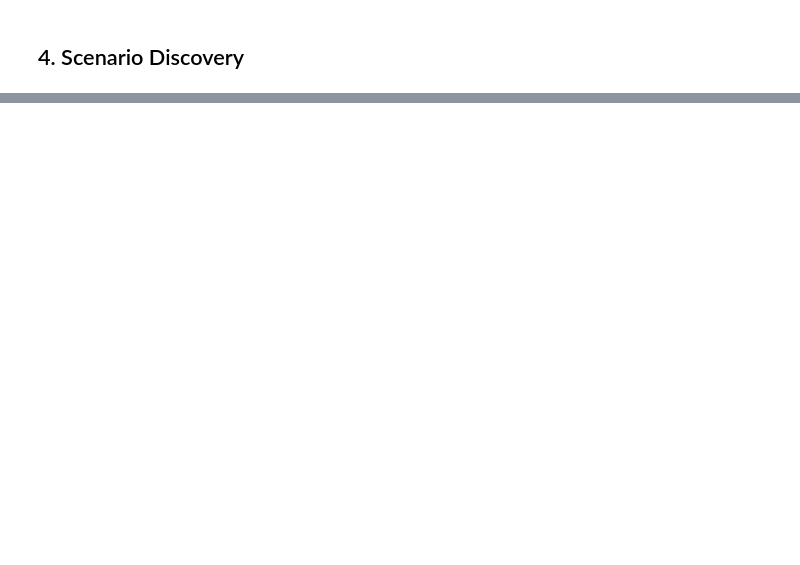
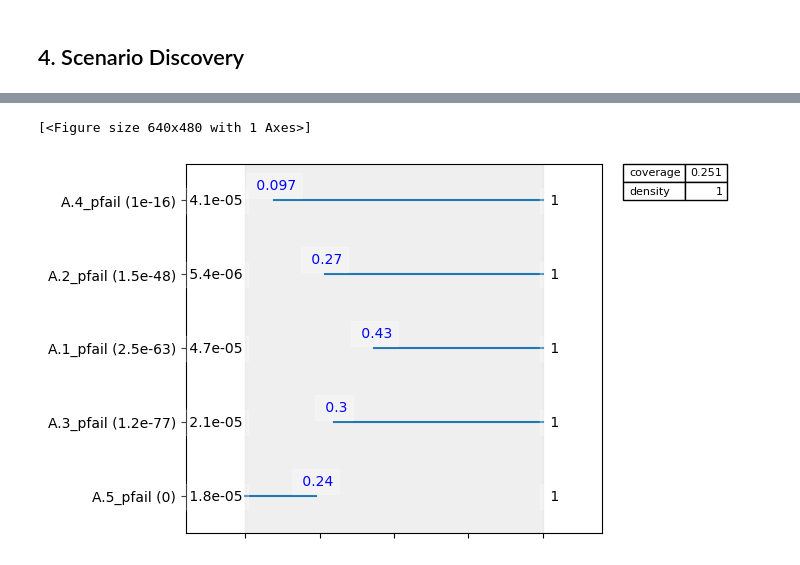
Before and after one commit to movephutthaphaiboon/epa141a-flood-policy-optimization-overijssel, a Jupyter notebook: final assignment/0_OpenExploration_ASIS_DisaggregatedOutcomes.ipynb, the cells around one changed output, grey strips where cells are left out. Cells and saved outputs as stored; diff of their text form; code cells hidden in the pictures; blank space fills up the shorter version.

```diff
--- a/final assignment/0_OpenExploration_ASIS_DisaggregatedOutcomes.ipynb
+++ b/final assignment/0_OpenExploration_ASIS_DisaggregatedOutcomes.ipynb
@@ -243,0 +242,5 @@ plt.show()
+# %%
+box1.inspect(style='graph')
+# %% [output]
+[<Figure size 640x480 with 1 Axes>]
+[figure, added]
```
Also changed, not shown: parts of 30 cells of this notebook.
